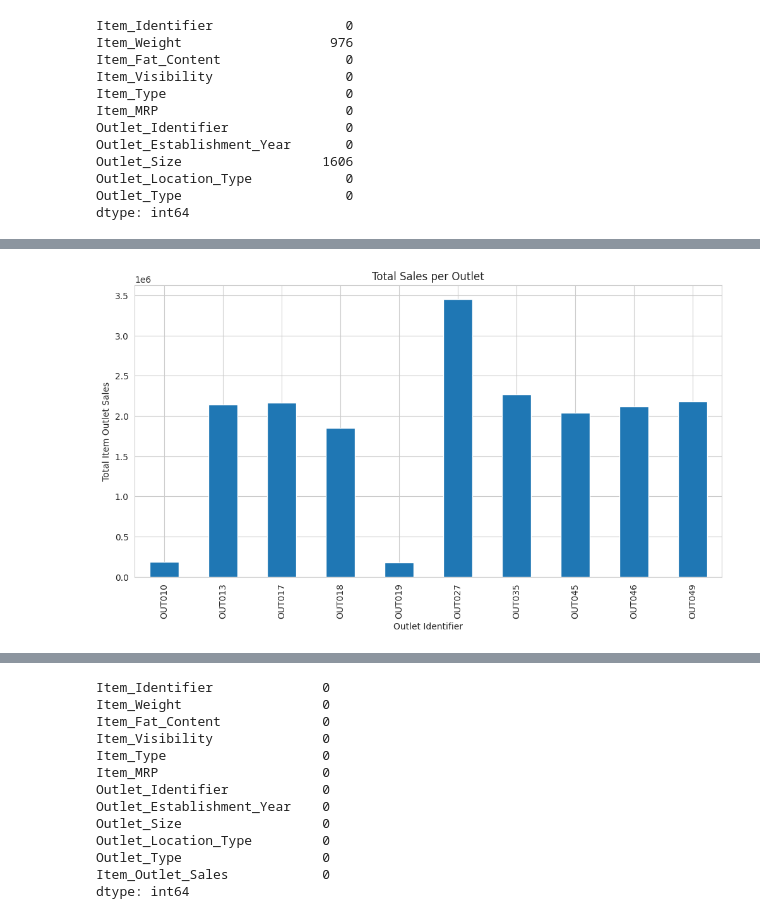
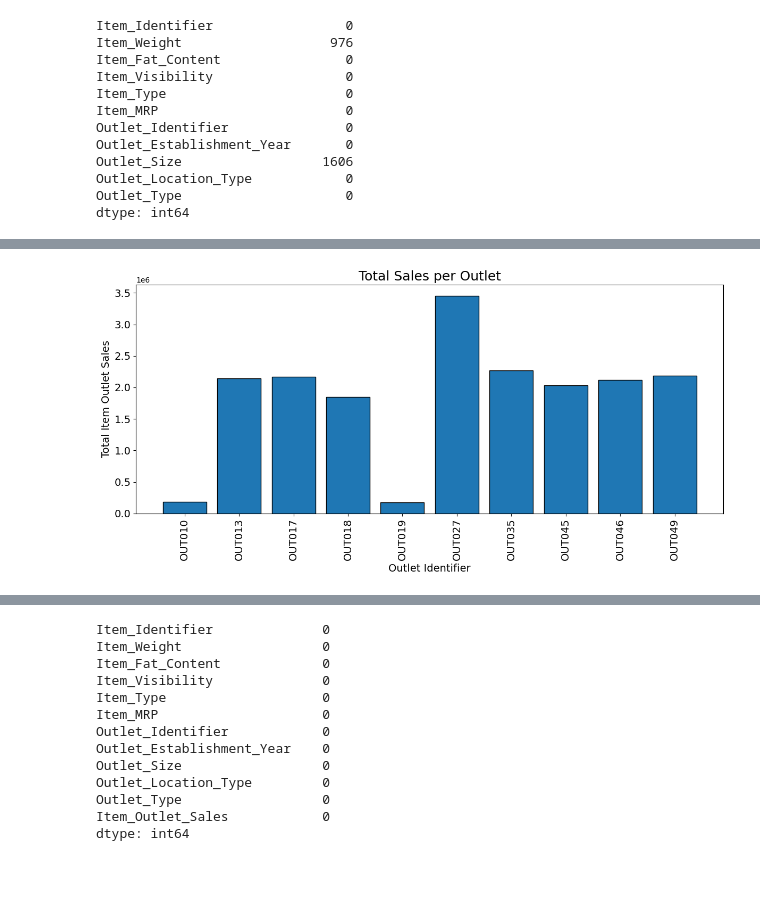
Before and after one commit to AromaDsouza/BigMart_Sales_Prediction, a Jupyter notebook: BigMart_Sales_Prediction.ipynb, the cells around one changed output, grey strips where cells are left out. Drawn from its saved outputs; the diff is of its cells as text; code cells hidden in the pictures; blank space fills up the shorter version.

```diff
--- a/BigMart_Sales_Prediction.ipynb
+++ b/BigMart_Sales_Prediction.ipynb
@@ -163,27 +172,3 @@ Outlet_Size                  1606
 Outlet_Location_Type            0
 Outlet_Type                     0
 dtype: int64
-# %%
-'''numerical_features = ['Item_Weight', 'Item_Visibility', 'Item_MRP']
-for feature in numerical_features:
-    plt.figure(figsize=(10, 6))
-    sns.histplot(train_data[feature].dropna(), kde=True)
-    plt.title(f'Distribution of {feature}')
-    plt.xlabel(feature)
-    plt.ylabel('Frequency')
-    plt.show()
-'''
-sns.set_style('whitegrid')
-
-numerical_features = ['Item_Outlet_Sales', 'Item_Visibility', 'Item_MRP']
-
-fig, axes = plt.subplots(len(numerical_features), 1, figsize = (12, len(numerical_features) * 5))
-
-for i, feature in enumerate(numerical_features):
-  sns.histplot(train_data[feature].dropna(), kde=True, bins=30, ax=axes[i])
-  axes[i].set_title(f'Distribution of {feature}')
-  axes[i].set_xlabel(feature)
-  axes[i].set_ylabel('Frequency')
-
-plt.tight_layout()
-plt.show()
@@ -220,12 +241,14 @@ plt.show()
 # %%
 total_sales_per_outlet = train_data.groupby('Outlet_Identifier')['Item_Outlet_Sales'].sum()
+plt.figure(figsize=(12, 6))
 
-total_sales_per_outlet.plot(kind='bar', figsize=(12, 6))
-
-plt.title('Total Sales per Outlet')
-plt.xlabel('Outlet Identifier')
-plt.ylabel('Total Item Outlet Sales')
-plt.xticks(rotation=90)
+plt.bar(total_sales_per_outlet.index.astype(str), total_sales_per_outlet.values, edgecolor = 'black')
+plt.title('Total Sales per Outlet', fontsize=18)
+plt.xlabel('Outlet Identifier', fontsize=14)
+plt.ylabel('Total Item Outlet Sales', fontsize=14)
+plt.xticks(rotation=90, fontsize=14)
+plt.yticks(fontsize=14)
+plt.tight_layout()
 plt.show()
 # %% [output]
-[figure, old version]
+[figure, new version]
```
Also changed, not shown: parts of 13 cells of this notebook.
